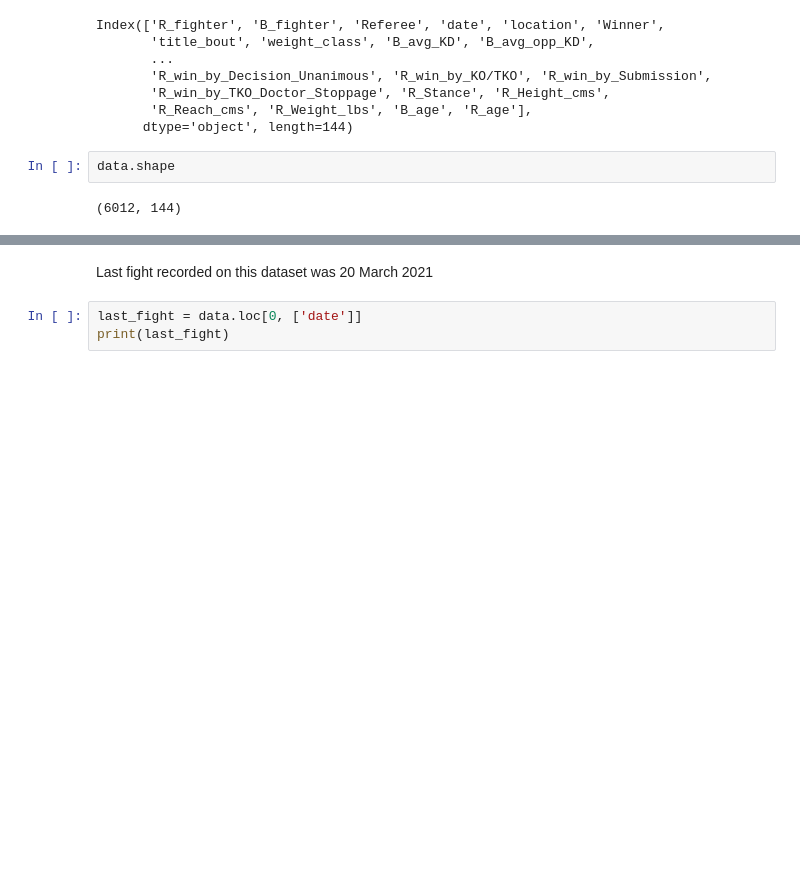
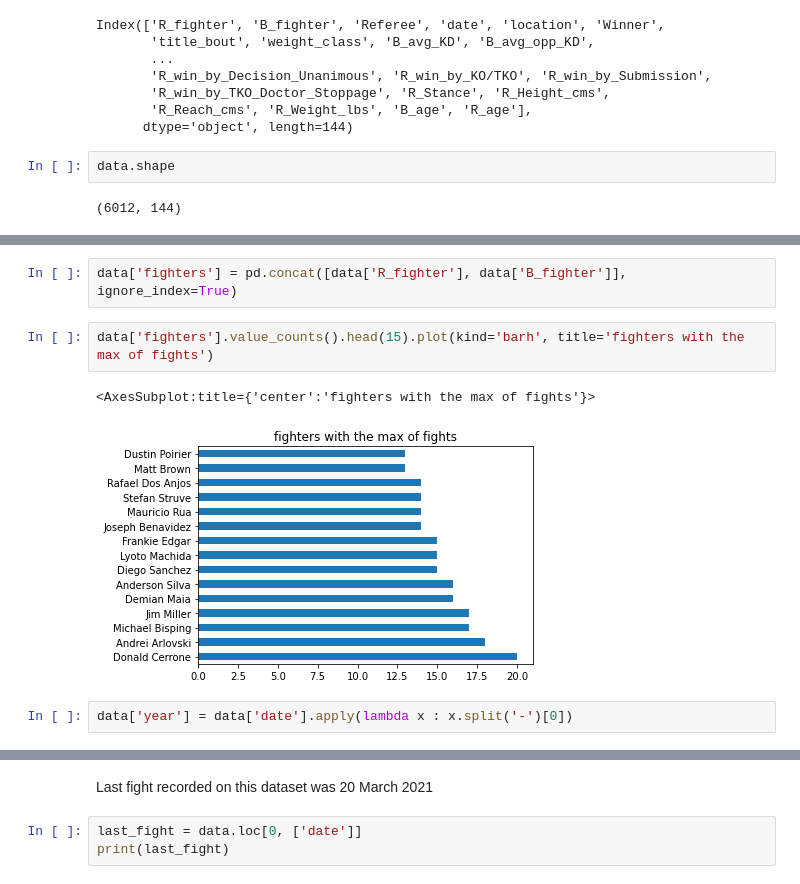
Before and after one commit to Kruzhilkin/the_winning_fighter, a Jupyter notebook: UFC EDA.ipynb, the cells around one changed output, grey strips where cells are left out. Cells and saved outputs as stored; diff of their text form; blank space fills up the shorter version.

```diff
--- a/UFC EDA.ipynb
+++ b/UFC EDA.ipynb
@@ -93,0 +142,9 @@ data.shape
+# %%
+data['fighters'] = pd.concat([data['R_fighter'], data['B_fighter']], ignore_index=True)
+# %%
+data['fighters'].value_counts().head(15).plot(kind='barh', title='fighters with the max of fights')
+# %% [output]
+<AxesSubplot:title={'center':'fighters with the max of fights'}>
+[figure, added]
+# %%
+data['year'] = data['date'].apply(lambda x : x.split('-')[0])
```
Also changed, not shown: parts of 7 cells of this notebook, 1 other file.
